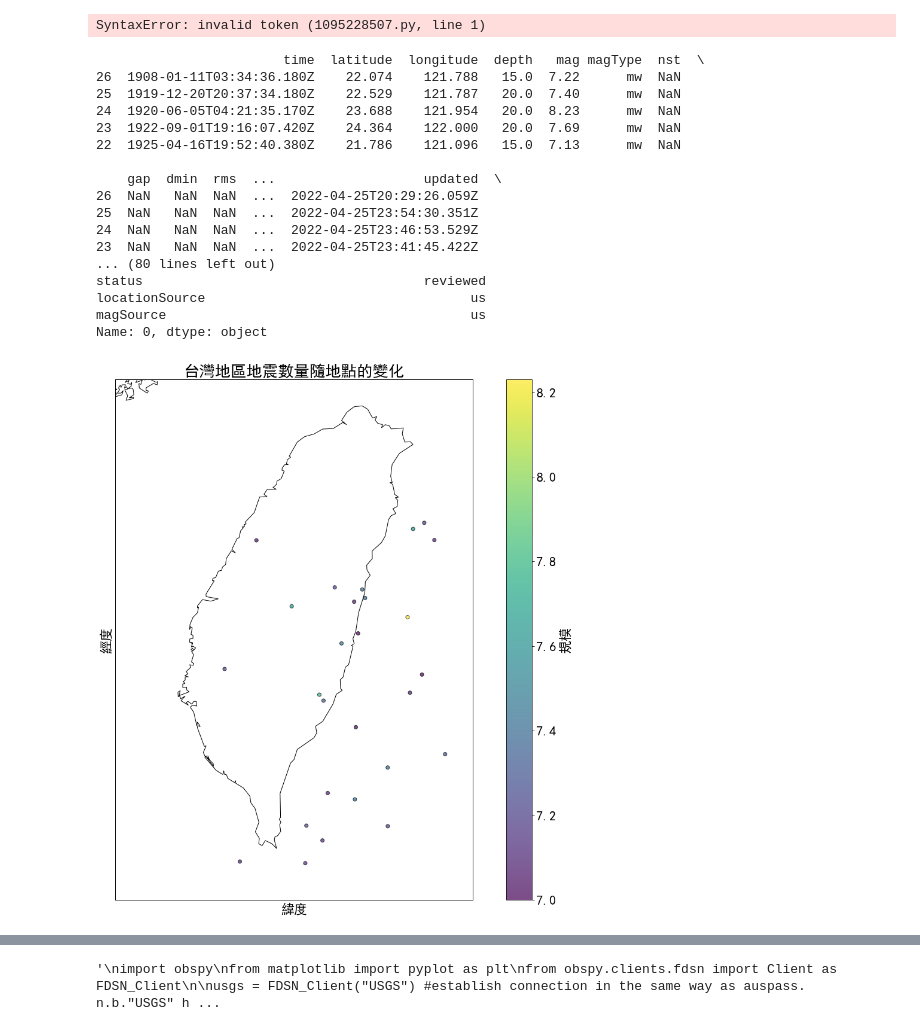
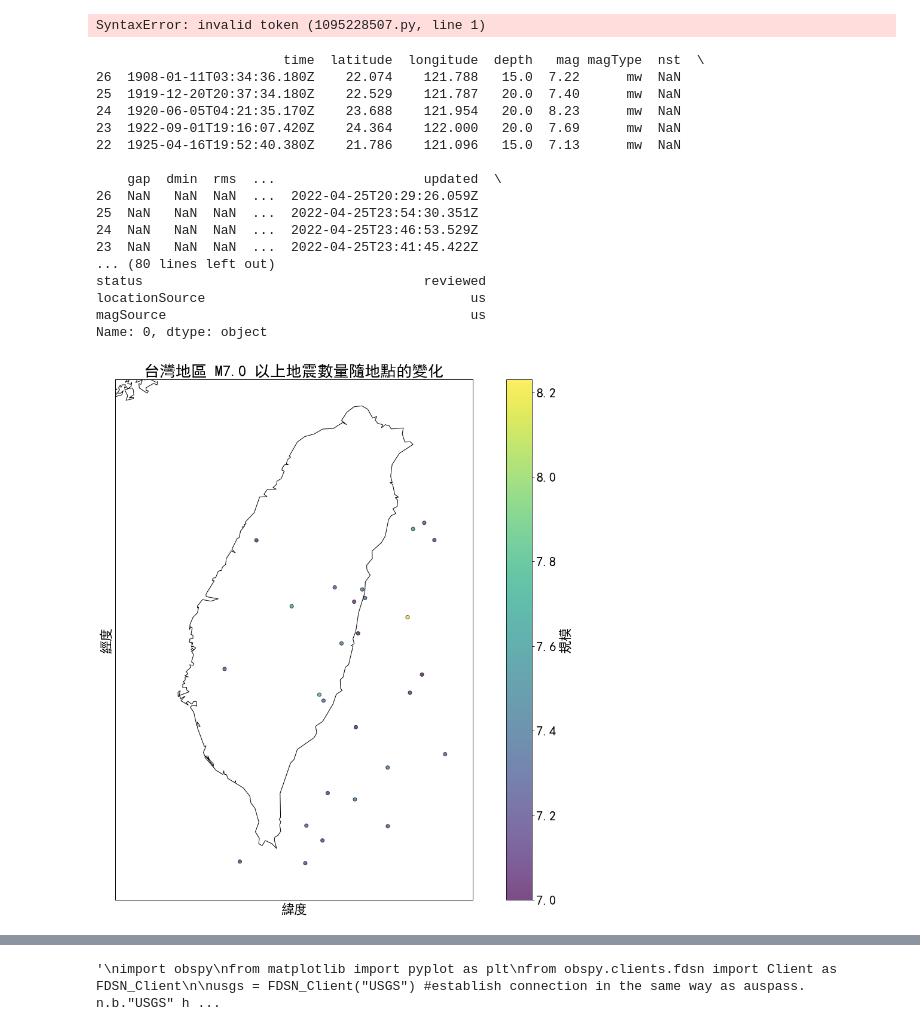
Before and after one commit to dysonlin1/Quake-Forecast-Utilities, a Jupyter notebook: Edit Blog.ipynb, the cells around one changed output, grey strips where cells are left out. Saved outputs shown, nothing was run; the diff lists cells and outputs as text; code cells hidden in the pictures.

```diff
--- a/Edit Blog.ipynb
+++ b/Edit Blog.ipynb
@@ -2092,7 +2094,7 @@ m.drawmapboundary()
 x, y = m(data['longitude'].values, data['latitude'].values)
 sc = m.scatter(x, y, c=data['mag'], cmap='viridis', marker='o', edgecolors='k', alpha=0.7)
 plt.colorbar(sc, label='規模')
-plt.title('台灣地區地震數量隨地點的變化')
+plt.title('台灣地區 M7.0 以上地震數量隨地點的變化')
 plt.xlabel('緯度')
 plt.ylabel('經度')
 plt.show()
@@ -2100,33 +2102,33 @@ plt.show()
 # 地震數量隨時間的變化
 plt.figure(figsize=(20, 10))  # 放大兩倍
 plt.plot(pd.to_datetime(data['time']), data['mag'], marker='o')
-plt.title('台灣地區地震數量隨時間的變化')
+plt.title('台灣地區 M7.0 以上地震數量隨時間的變化')
 plt.xlabel('日期')
 plt.ylabel('規模')
 plt.grid(True)
 
 # 調整年份標籤的顯示間隔，時間範圍從第一個地震日期到最後一個地震日期
 #plt.gca().set_xlim([pd.to_datetime(first_earthquake['time']), pd.to_datetime(last_earthquake['time'])])
 plt.xticks(rotation=45, ha='right')
 plt.gca().xaxis.set_major_locator(MaxNLocator(nbins=10))  # 根據需要調整間隔
 
 plt.show()
 # %% [output]
                         time  latitude  longitude  depth   mag magType  nst  \
 26  1908-01-11T03:34:36.180Z    22.074    121.788   15.0  7.22      mw  NaN
 25  1919-12-20T20:37:34.180Z    22.529    121.787   20.0  7.40      mw  NaN
 24  1920-06-05T04:21:35.170Z    23.688    121.954   20.0  8.23      mw  NaN
 23  1922-09-01T19:16:07.420Z    24.364    122.000   20.0  7.69      mw  NaN
 22  1925-04-16T19:52:40.380Z    21.786    121.096   15.0  7.13      mw  NaN
 
     gap  dmin  rms  ...                   updated  \
 26  NaN   NaN  NaN  ...  2022-04-25T20:29:26.059Z
 25  NaN   NaN  NaN  ...  2022-04-25T23:54:30.351Z
 24  NaN   NaN  NaN  ...  2022-04-25T23:46:53.529Z
 23  NaN   NaN  NaN  ...  2022-04-25T23:41:45.422Z
 ... (80 lines left out)
 status                                    reviewed
 locationSource                                  us
 magSource                                       us
 Name: 0, dtype: object
-[figure, old version]
+[figure, new version]
```
Also changed, not shown: parts of 2 cells of this notebook.
